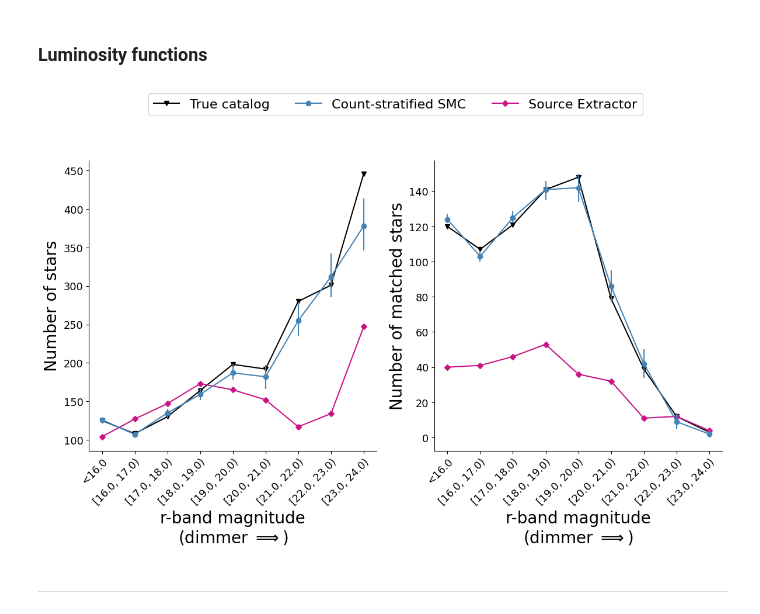
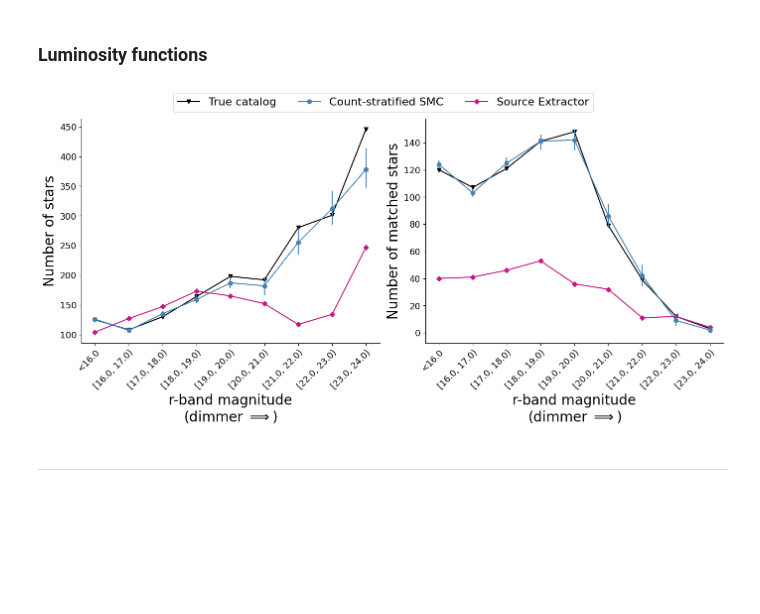
Before and after one commit to timwhite0/smcdet, a Jupyter notebook: experiments/manuscript/m71synthetic_manyimages/results/results.ipynb, the cells around one changed output. Cells and saved outputs as stored; diff of their text form; code cells hidden in the pictures; blank space fills up the shorter version.

```diff
--- a/experiments/manuscript/m71synthetic_manyimages/results/results.ipynb
+++ b/experiments/manuscript/m71synthetic_manyimages/results/results.ipynb
@@ -794,34 +794,36 @@ _ = ax[0].plot(clf_mag_bins, clf_smc_est_total.sum(0).median(0).values, label =
                marker = smc_marker, ms = ms, linestyle = ls, color = smc_color, zorder = 3)
 _ = ax[0].vlines(clf_mag_bins, ymin = clf_smc_est_total.sum(0).quantile(0.05, dim=0), ymax = clf_smc_est_total.sum(0).quantile(0.95, dim=0),
                  color = smc_color, zorder = 2)
 _ = ax[0].plot(clf_mag_bins, clf_sep_est_total.sum(0).permute(1, 0), label = "Source Extractor",
                marker = sep_marker, ms = 0.9*ms, color = sep_color, linestyle = ls, zorder = 1)
 _ = ax[0].set_ylabel('Number of stars', fontsize = bigfont)
 
 _ = ax[1].plot(clf_mag_bins, clf_smc_true_matches.sum(0)[0], label = "True catalog",
                marker = "v", ms = 1.05*ms, linestyle = ls, color = 'black', zorder = 0)
 _ = ax[1].plot(clf_mag_bins, clf_smc_est_matches.sum(0).median(0).values, label = "Count-stratified SMC",
                marker = smc_marker, ms = ms, linestyle = ls, color = smc_color, zorder = 3)
 _ = ax[1].vlines(clf_mag_bins, ymin = clf_smc_est_matches.sum(0).quantile(0.05, dim=0), ymax = clf_smc_est_matches.sum(0).quantile(0.95, dim=0),
                  color = smc_color, zorder = 2)
 _ = ax[1].plot(clf_mag_bins, clf_sep_est_matches.sum(0).permute(1, 0), label = "Source Extractor",
                marker = sep_marker, ms = 0.9*ms, color = sep_color, linestyle = ls, zorder = 1)
 _ = ax[1].set_ylabel('Number of matched stars', fontsize = bigfont)
 
 for a in ax.flat:
     _ = a.tick_params(axis = "both", labelsize = 0.8*mediumfont)
     _ = a.set_xticks(ticks = clf_mag_bins,
                      labels = [f'<{clf_mag_bins[0]}'] + [f'[{clf_mag_bins[t].item()}, {clf_mag_bins[t+1]})' for t in range(len(clf_mag_bins)-1)],
                      rotation = 45, ha = 'right', rotation_mode = "anchor")
     _ = a.set_xlabel('r-band magnitude\n(dimmer $\Longrightarrow$)', fontsize = bigfont)
     _ = a.spines[['top', 'right']].set_visible(False)
 
 handles, labels = ax[0].get_legend_handles_labels()
 _ = fig.legend(handles, labels, loc = 'upper center', ncol = 3, bbox_to_anchor = (0.5, 1.075), fontsize = mediumfont)
 
+_ = fig.tight_layout()
+
 fig.savefig('figures/m71synth_clf.png', dpi = 250, transparent = True, bbox_inches = 'tight', pad_inches = 0)
 # %% [output]
-[figure, old version]
+[figure, new version]
 # %% [markdown]
 ---
 # %% [markdown]
```
Also changed, not shown: parts of 4 cells of this notebook, 1 other file.
